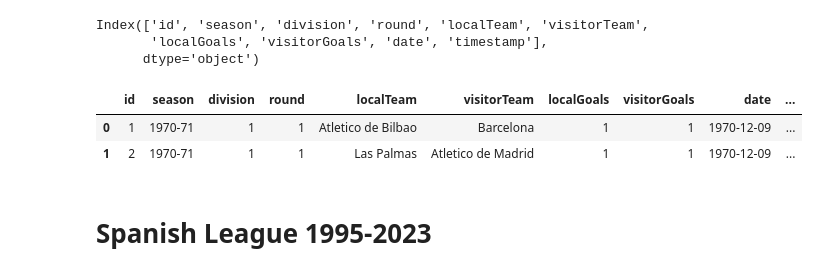
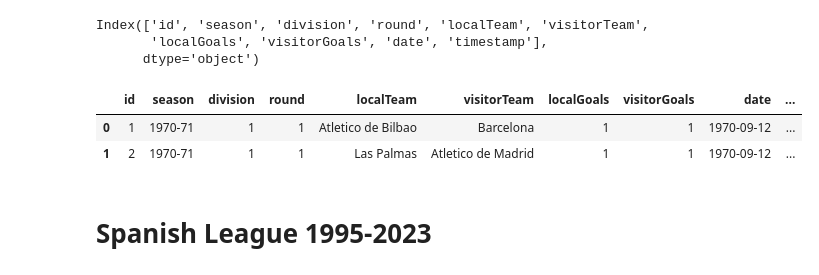
Before and after one commit to yasser-sulaiman/info-Int, a Jupyter notebook: Project Auto Schema Matching.ipynb, the cells around one changed output. Drawn from its saved outputs; the diff is of its cells as text; code cells hidden in the pictures.

```diff
--- a/Project Auto Schema Matching.ipynb
+++ b/Project Auto Schema Matching.ipynb
@@ -5,0 +9,8 @@ from difflib import SequenceMatcher
+# %%
+def levenshtein_distance(s1, s2):
+    return SequenceMatcher(None, s1, s2).ratio()
+
+def convert_date_column(df, column_name):
+    df[column_name] = df[column_name].apply(lambda x: parse(x, dayfirst=True))
+    df[column_name] = df[column_name].dt.strftime('%d-%m-%Y')
+    df[column_name] = pd.to_datetime(df[column_name], format='%d-%m-%Y')
@@ -194,16 +204,16 @@ Index(['id', 'season', 'division', 'round', 'localTeam', 'visitorTeam',
 # %%
 # Adding a 'League' column with the value 'Bundesliga' for each row to indicate the league name
 Spanish_League['League'] = 'La Liga'
 if "Winner" not in Spanish_League.columns:
     Spanish_League['Winner'] = ['H' if x > y else 'A' if x < y else 'D' for x, y in zip(Spanish_League['localGoals'], Spanish_League['visitorGoals'])]
 
-Spanish_League['date'] = pd.to_datetime(pd.to_datetime(Spanish_League['date'], format='mixed').dt.strftime('%Y-%m-%d'))
+convert_date_column(Spanish_League, 'date')
 
 Spanish_League.head(2)
 # %% [output]
 |  | id | season | division | round | localTeam | visitorTeam | localGoals | visitorGoals | date | ... |
-| 0 | 1 | 1970-71 | 1 | 1 | Atletico de Bilbao | Barcelona | 1 | 1 | 1970-12-09 | ... |
-| 1 | 2 | 1970-71 | 1 | 1 | Las Palmas | Atletico de Madrid | 1 | 1 | 1970-12-09 | ... |
+| 0 | 1 | 1970-71 | 1 | 1 | Atletico de Bilbao | Barcelona | 1 | 1 | 1970-09-12 | ... |
+| 1 | 2 | 1970-71 | 1 | 1 | Las Palmas | Atletico de Madrid | 1 | 1 | 1970-09-12 | ... |
 # %% [markdown]
 # **Spanish League 1995-2023**
 # %%
```
Also changed, not shown: parts of 15 cells of this notebook, 1 other file.
